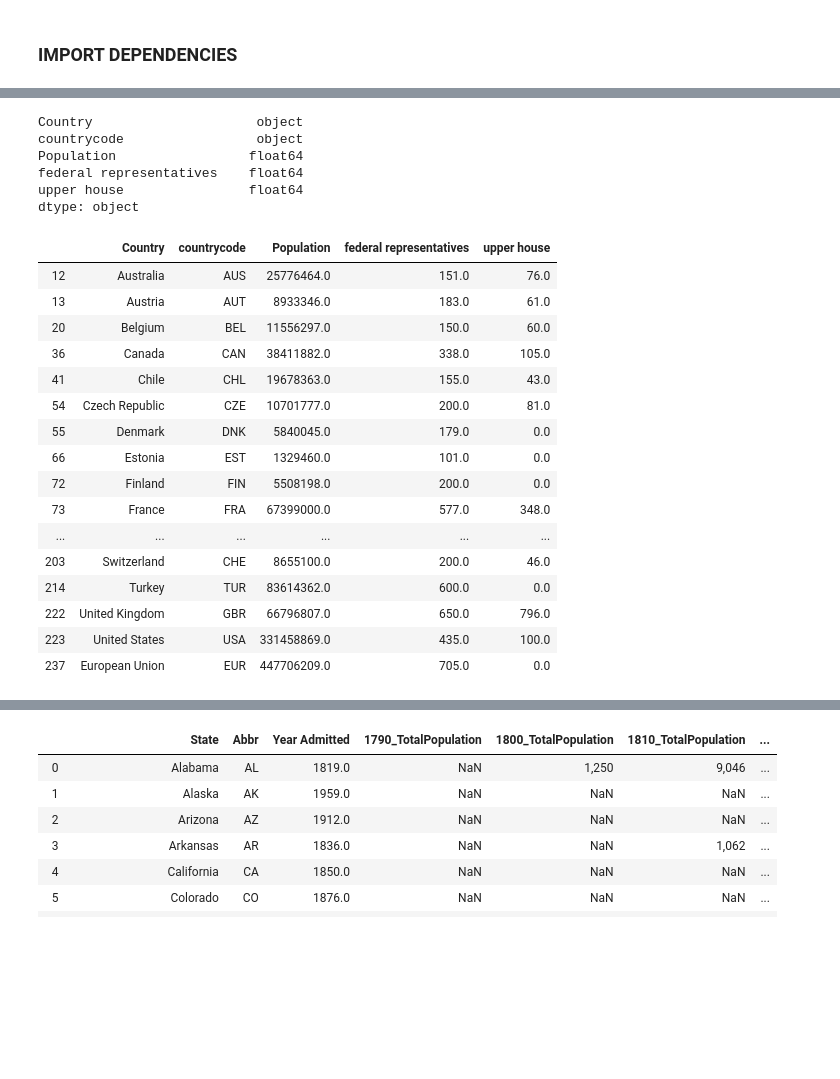
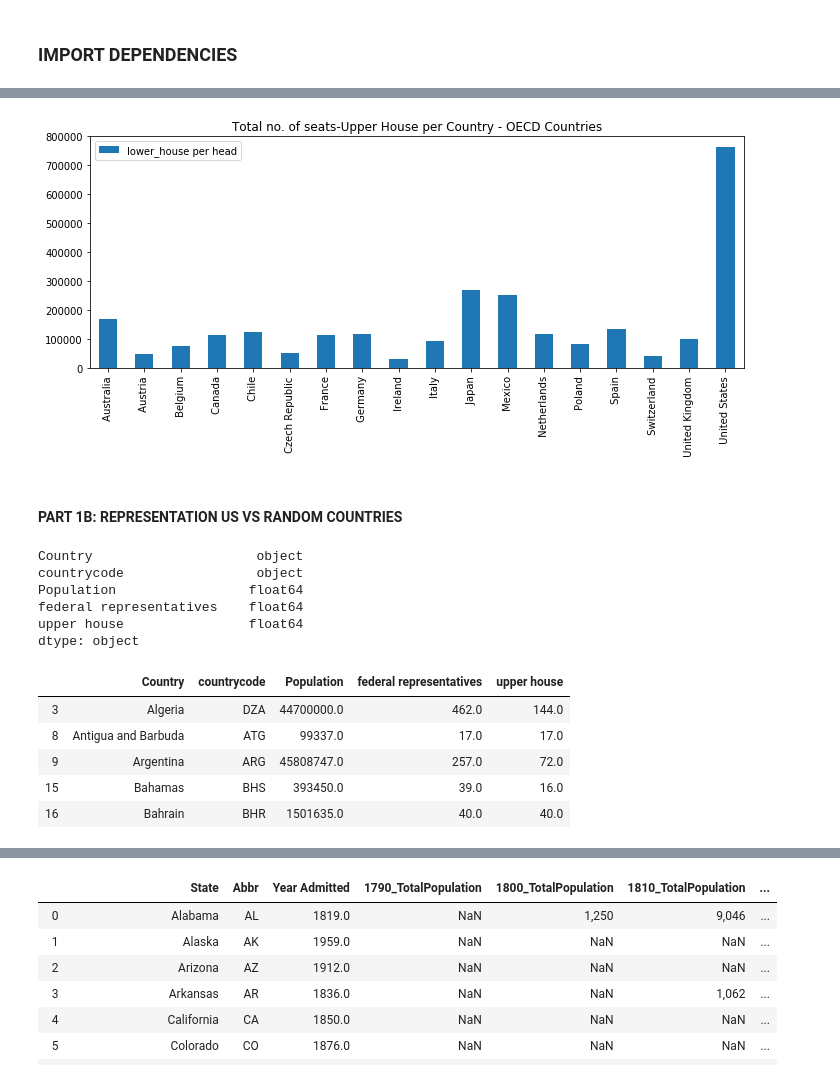
Before and after one commit to eobianyor/Representation, a Jupyter notebook: DataManipulation.ipynb, the cells around one changed output, grey strips where cells are left out. Cells and saved outputs as stored; diff of their text form; code cells hidden in the pictures; blank space fills up the shorter version.

```diff
--- a/DataManipulation.ipynb
+++ b/DataManipulation.ipynb
@@ -60,55 +133,66 @@ CountriesPopulation_df
+# %%
+# GENERATE BAR PLOT FOR UPPER HOUSE
+# Getting rid of columns we don't need
+UpperHouse_df = OECDCountriesPopCongressionalSeats_df[OECDCountriesPopCongressionalSeats_df['upper house']>0]
+CountryvsSeats_UpperHouse_df = UpperHouse_df[['Country', 'lower_house per head']]
+# Create x-axis
+Country_List = CountryvsSeats_UpperHouse_df['Country'].unique()
+CountryNo = np.array(range(len(Country_List)))
+
+# Create Plot Method 1 (pandasplot)
+CountryvsSeats_UpperHouse_df.plot(kind="bar", figsize=(10,5))
+plt.title("Total no. of seats-Upper House per Country - OECD Countries")
+plt.xticks(CountryNo, Country_List,rotation = 90)
+plt.tight_layout()
+plt.show()
+# %% [output]
+[figure, added]
+# %% [markdown]
+#### PART 1B: REPRESENTATION US VS RANDOM COUNTRIES
 # %%
 
 # Combine the data into a single dataset
-CountriesPopulationCongressionalSeats_df = pd.merge(CountriesPopulation_df, OECD_Countries_df, how='left', on='countrycode')
+CountriesPopulationCongressionalSeats_df = pd.merge(CountriesPopulation_df, Large_Countries_df, how='left', on='countrycode')
 
 # Getting rid of columns we don't need
-CountriesPopulationCongressionalSeats_df = CountriesPopulationCongressionalSeats_df[['Country', 'countrycode', 'Population', 'federal representatives', 'upper house']]
+CountriesPopulationCongressionalSeats_df = CountriesPopulationCongressionalSeats_df[['Country', 'countrycode', 'Population_x', 'Federal Representatives', 'Upper house']]
 
 # Renaming columns
-CountriesPopulationCongressionalSeats_df = CountriesPopulationCongressionalSeats_df.rename(columns={'federal representatives': 'federal representatives', 'upper house': 'upper house'})
+CountriesPopulationCongressionalSeats_df = CountriesPopulationCongressionalSeats_df.rename(columns={'Population_x': 'Population', 'Federal Representatives': 'federal representatives', 'Upper house': 'upper house'})
 
 # Remove any blanks, reset
 CountriesPopulationCongressionalSeats_df = CountriesPopulationCongressionalSeats_df.dropna(how='any')
 CountriesPopulationCongressionalSeats_df.reset_index()
 CountriesPopulationCongressionalSeats_df
 # print(CountriesPopulationCongressionalSeats_df.dtypes)
 
 # Convert object to numeric
 CountriesPopulationCongressionalSeats_df['Population'] = CountriesPopulationCongressionalSeats_df['Population'].apply(pd.to_numeric, errors='coerce')
 
 # Round numbers
 CountriesPopulationCongressionalSeats_df['Population'] = round(CountriesPopulationCongressionalSeats_df['Population'], 0)
 CountriesPopulationCongressionalSeats_df['federal representatives'] = round(CountriesPopulationCongressionalSeats_df['federal representatives'], 0)
 CountriesPopulationCongressionalSeats_df['upper house'] = round(CountriesPopulationCongressionalSeats_df['upper house'], 0)
 
 
 print(CountriesPopulationCongressionalSeats_df.dtypes)
-CountriesPopulationCongressionalSeats_df
+CountriesPopulationCongressionalSeats_df.head()
+
+# CountriesPopulation_df
+# Large_Countries_df
 # %% [output]
 Country                     object
 countrycode                 object
 Population                 float64
 federal representatives    float64
 upper house                float64
 dtype: object
 |  | Country | countrycode | Population | federal representatives | upper house |
-| 12 | Australia | AUS | 25776464.0 | 151.0 | 76.0 |
-| 13 | Austria | AUT | 8933346.0 | 183.0 | 61.0 |
-| 20 | Belgium | BEL | 11556297.0 | 150.0 | 60.0 |
-| 36 | Canada | CAN | 38411882.0 | 338.0 | 105.0 |
-| 41 | Chile | CHL | 19678363.0 | 155.0 | 43.0 |
-| 54 | Czech Republic | CZE | 10701777.0 | 200.0 | 81.0 |
-| 55 | Denmark | DNK | 5840045.0 | 179.0 | 0.0 |
-| 66 | Estonia | EST | 1329460.0 | 101.0 | 0.0 |
-| 72 | Finland | FIN | 5508198.0 | 200.0 | 0.0 |
-| 73 | France | FRA | 67399000.0 | 577.0 | 348.0 |
-| ... | ... | ... | ... | ... | ... |
-| 203 | Switzerland | CHE | 8655100.0 | 200.0 | 46.0 |
-| 214 | Turkey | TUR | 83614362.0 | 600.0 | 0.0 |
-| 222 | United Kingdom | GBR | 66796807.0 | 650.0 | 796.0 |
-| 223 | United States | USA | 331458869.0 | 435.0 | 100.0 |
-| 237 | European Union | EUR | 447706209.0 | 705.0 | 0.0 |
+| 3 | Algeria | DZA | 44700000.0 | 462.0 | 144.0 |
+| 8 | Antigua and Barbuda | ATG | 99337.0 | 17.0 | 17.0 |
+| 9 | Argentina | ARG | 45808747.0 | 257.0 | 72.0 |
+| 15 | Bahamas | BHS | 393450.0 | 39.0 | 16.0 |
+| 16 | Bahrain | BHR | 1501635.0 | 40.0 | 40.0 |
 # %%
 
 for index, row in CountriesPopulationCongressionalSeats_df.iterrows():
```
Also changed, not shown: parts of 10 cells of this notebook, 1 other file.
